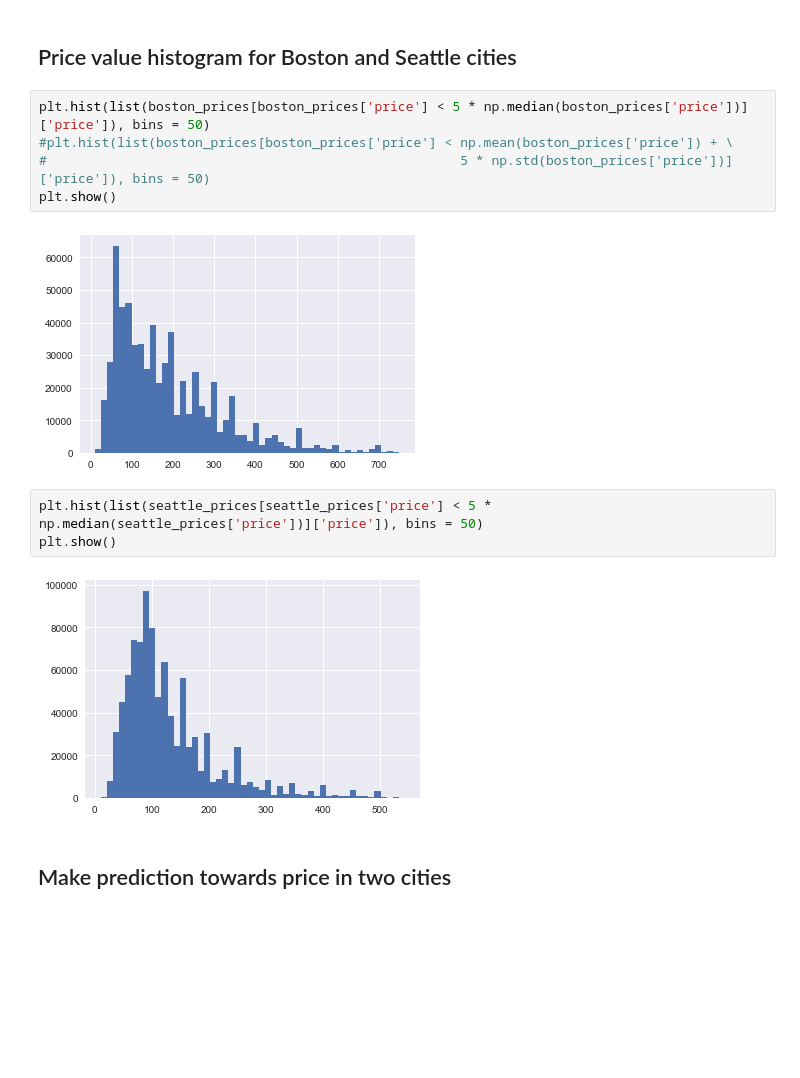
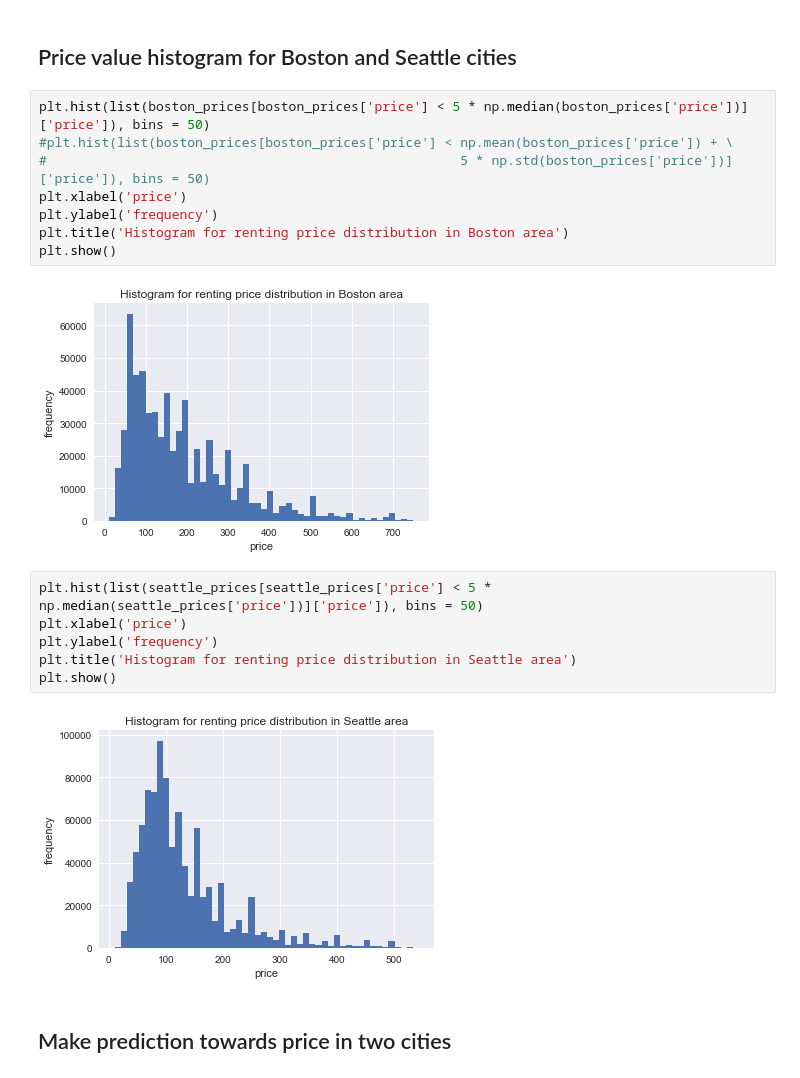
Before and after one commit to HAOYU-LI/Airbnb_Analysis, a Jupyter notebook: src/airbnb_analysis.ipynb, the cells around one changed output. Cells and saved outputs as stored; diff of their text form; blank space fills up the shorter version.

```diff
--- a/src/airbnb_analysis.ipynb
+++ b/src/airbnb_analysis.ipynb
@@ -187,15 +220,21 @@ According to the t-test table, we find that the mean value for prices in Boston
 # %%
 plt.hist(list(boston_prices[boston_prices['price'] < 5 * np.median(boston_prices['price'])]['price']), bins = 50)
 #plt.hist(list(boston_prices[boston_prices['price'] < np.mean(boston_prices['price']) + \
 #                                                     5 * np.std(boston_prices['price'])]['price']), bins = 50)
+plt.xlabel('price')
+plt.ylabel('frequency')
+plt.title('Histogram for renting price distribution in Boston area')
 plt.show()
 # %% [output]
-[figure, old version]
+[figure, new version]
 # %%
 plt.hist(list(seattle_prices[seattle_prices['price'] < 5 * np.median(seattle_prices['price'])]['price']), bins = 50)
+plt.xlabel('price')
+plt.ylabel('frequency')
+plt.title('Histogram for renting price distribution in Seattle area')
 plt.show()
 # %% [output]
-[figure, old version]
+[figure, new version]
 # %% [markdown]
 ## Make prediction towards price in two cities
 # %%
```
Also changed, not shown: parts of 27 cells of this notebook, 2 other files.
